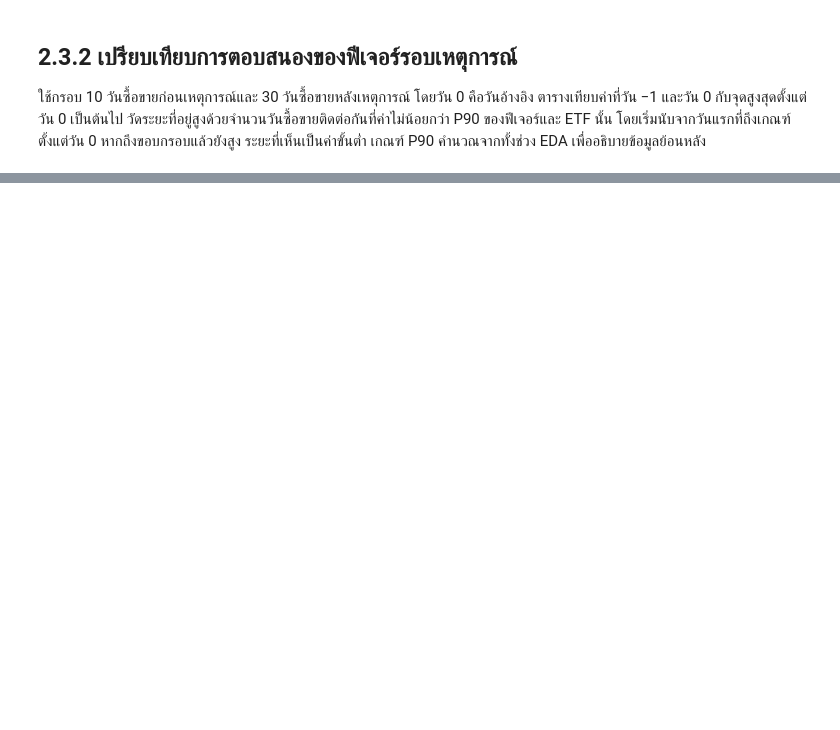
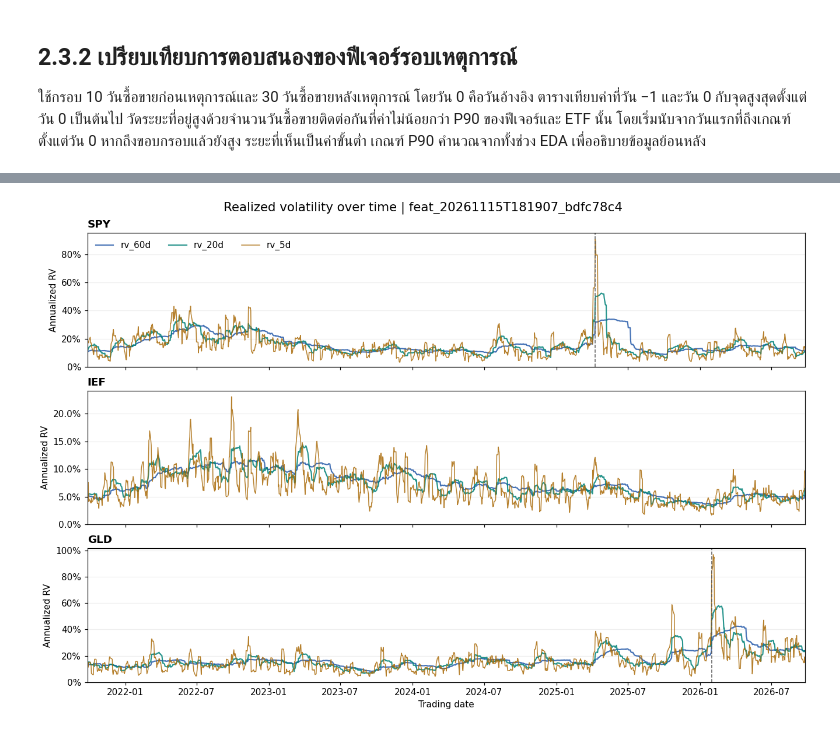
Before and after one commit to 01aptx01/datasci-and-dataen-project, a Jupyter notebook: notebooks/02_eda_features.ipynb, the cells around one changed output, grey strips where cells are left out. Saved outputs shown, nothing was run; the diff lists cells and outputs as text; code cells hidden in the pictures; blank space fills up the shorter version.

```diff
--- a/notebooks/02_eda_features.ipynb
+++ b/notebooks/02_eda_features.ipynb
@@ -449,0 +497,31 @@ display(event_response.round(4))
+# %%
+timeline_columns = ["rv_60d", "rv_20d", "rv_5d"]
+timeline_colors = {"rv_60d": "#2459a9", "rv_20d": "#008178", "rv_5d": "#a96a08"}
+fig, axes = plt.subplots(3, 1, figsize=(12, 8), sharex=True, layout="constrained")
+
+for ticker, ax in zip(ticker_order, axes):
+    series = (
+        eda_features.loc[eda_features["ticker"].eq(ticker)]
+        .set_index("date")[timeline_columns]
+        .reindex(analysis_dates)
+    )
+    for column in timeline_columns:
+        ax.plot(series.index, series[column], label=column, color=timeline_colors[column],
+                linewidth=1 if column == "rv_5d" else 1.4, alpha=0.85)
+    if ticker in event_summary.index:
+        ax.axvline(event_summary.at[ticker, "event_date"], color="0.35",
+                   linestyle="--", linewidth=1)
+    ax.set_title(ticker, loc="left", fontweight="bold")
+    ax.set_ylabel("Annualized RV")
+    ax.yaxis.set_major_formatter(PercentFormatter(1))
+    ax.set_ylim(bottom=0)
+    ax.grid(axis="y", alpha=0.2)
+
+axes[0].legend(ncols=3, frameon=False, loc="upper left")
+axes[-1].set_xlim(analysis_dates.min(), analysis_dates.max())
+axes[-1].set_xlabel("Trading date")
+fig.suptitle(f"Realized volatility over time | {run_id}", fontsize=14)
+plt.show()
+plt.close(fig)
+# %% [output]
+[figure, added]
```
Also changed, not shown: parts of 13 cells of this notebook.
